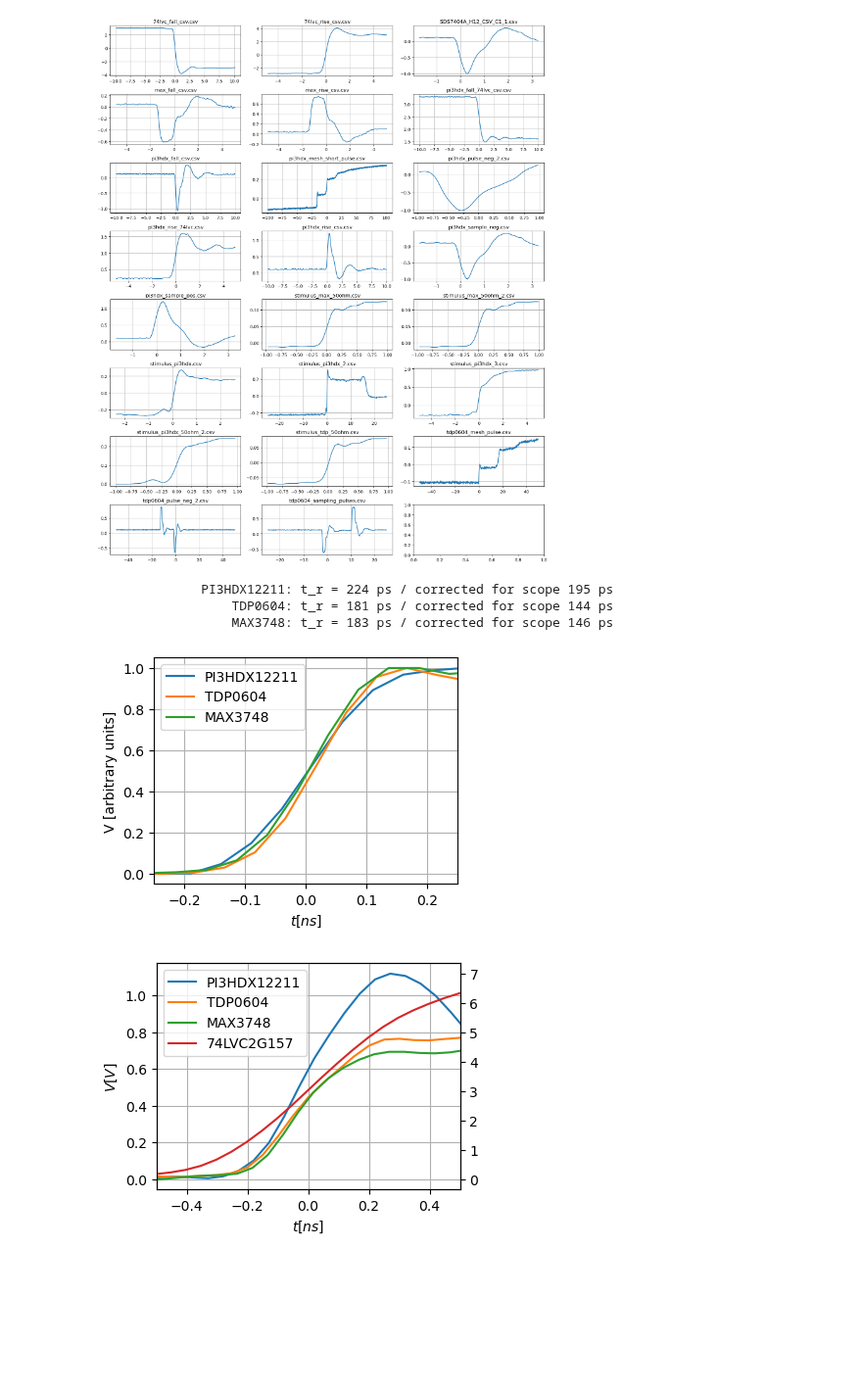
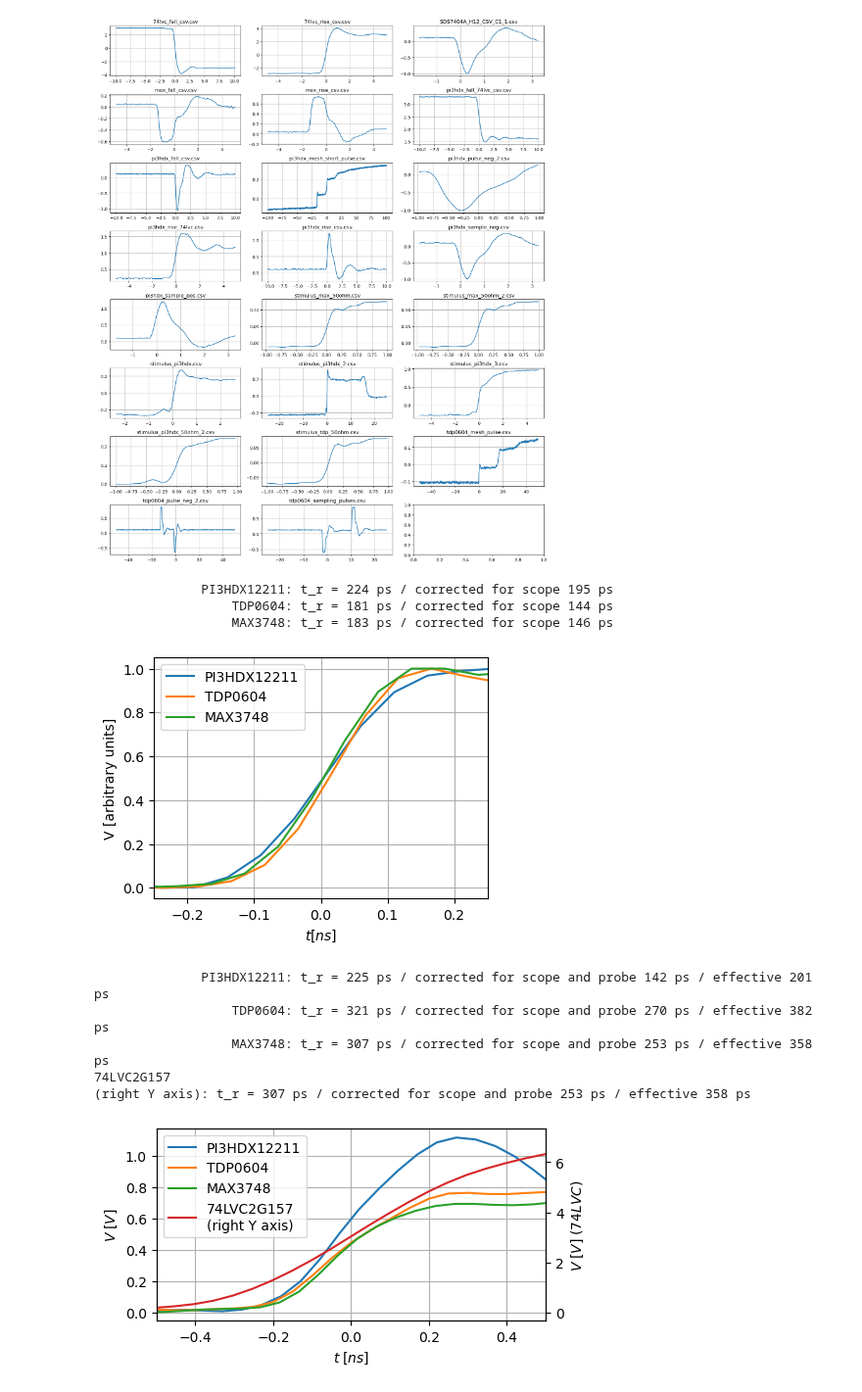
Before and after one commit to jaseg/sampling-mesh-monitor, a Jupyter notebook: analysis/jupyter_notebooks/Scope Plots.ipynb, the cells around one changed output. Shown at 98% size. Drawn from its saved outputs; the diff is of its cells as text; code cells hidden in the pictures; blank space fills up the shorter version.

Commit message:
Update scope pulse plots for thesis

```diff
--- a/analysis/jupyter_notebooks/Scope Plots.ipynb
+++ b/analysis/jupyter_notebooks/Scope Plots.ipynb
@@ -31,7 +31,7 @@ fig.tight_layout()
 # %% [output]
 [figure]
 # %%
-fig, ax = plt.subplots(figsize=(4, 3))
+fig, ax = plt.subplots(figsize=(4, 3), constrained_layout=True)
 
 for name, fn in {
     'PI3HDX12211': 'stimulus_pi3hdx_50ohm_2.csv',
@@ -78,39 +78,62 @@ fig.savefig('edge_stimulus_pulse_scope_normalized.png')
               PI3HDX12211: t_r = 224 ps / corrected for scope 195 ps
                   TDP0604: t_r = 181 ps / corrected for scope 144 ps
                   MAX3748: t_r = 183 ps / corrected for scope 146 ps
-[figure, old version]
+[figure, new version]
 # %%
-fig, axs = plt.subplots(figsize=(4, 3))
+fig, axs = plt.subplots(figsize=(5, 2.5), constrained_layout=True)
 tx = axs.twinx()
 
 prop_cycle = plt.rcParams['axes.prop_cycle']
 colors = prop_cycle.by_key()['color']
 for i, (name, (ax, fn, offset)) in enumerate({
     'PI3HDX12211': (axs, 'pi3hdx_rise_csv.csv', -0.05),
     'TDP0604': (axs, 'tdp0604_sampling_pulses.csv', -10.4),
     'MAX3748': (axs, 'max_rise_csv.csv', 1.25),
-    '74LVC2G157': (tx, '74lvc_rise_csv.csv', 0),
+    '74LVC2G157\n(right Y axis)': (tx, '74lvc_rise_csv.csv', 0),
     }.items()):
     arr = read_siglent_csv(f'../data_scope/{fn}')
     x, y = arr[:,0], arr[:,1]
     x *= 1e9
     x += offset
 
     (a, *_, b), = np.nonzero((-1.2 <= x) & (x <= 1.2))
     x, y = x[a:b], y[a:b]
 
     y -= y.min()
-    #y /= y.max()
+
+    spl = interpolate.make_smoothing_spline(x, y, lam=1e-12)
+    xs = np.linspace(-0.25, 0.25, 5000)
+    ys = spl(xs)
+
+    try:
+        (a, *_, b), = np.nonzero((ys >= 0.05) & (ys <= 0.6))
+        #print(a, b, ys[a], ys[b], len(ys))
+        x1, x2 = xs[a], xs[b]
+        tr = x2 - x1
+        tr_probe = 0.338 / 2.5 # Estimated probe bandwidth
+        # Our SDS7404A has a 110 ps typical / 120 ps specified rise time
+        tr_c = np.sqrt(tr**2 - 0.110**2 - tr_probe**2)
+    except:
+        pass
+
+    print(f'{name:>25}: t_r = {tr*1e3:.0f} ps / corrected for scope and probe {tr_c*1e3:.0f} ps / effective {tr_c*np.sqrt(2)*1e3:.0f} ps')
+
     ax.plot(x, y, label=name, color=colors[i])
 
-axs.set_ylabel('$V [V]$')
-axs.set_xlabel('$t [ns]$')
+axs.set_ylabel(r'$V\;[V]$')
+tx.set_ylabel(r'$V\;[V]\;(74LVC)$')
+axs.set_xlabel(r'$t\;[ns]$')
 axs.set_xlim([-.5, .5])
 lines1, labels1 = axs.get_legend_handles_labels()
 lines2, labels2 = tx.get_legend_handles_labels()
 axs.legend(lines1 + lines2, labels1 + labels2, loc='best')
 axs.grid()
 fig.savefig('edge_sampling_pulse_scope.pdf')
 # %% [output]
+              PI3HDX12211: t_r = 225 ps / corrected for scope and probe 142 ps / effective 201 ps
+                  TDP0604: t_r = 321 ps / corrected for scope and probe 270 ps / effective 382 ps
+                  MAX3748: t_r = 307 ps / corrected for scope and probe 253 ps / effective 358 ps
+74LVC2G157
+(right Y axis): t_r = 307 ps / corrected for scope and probe 253 ps / effective 358 ps
-[figure, old version]
+[figure, new version]
 # %%
```
Also changed, not shown: parts of 1 cell of this notebook, 4 other files.
